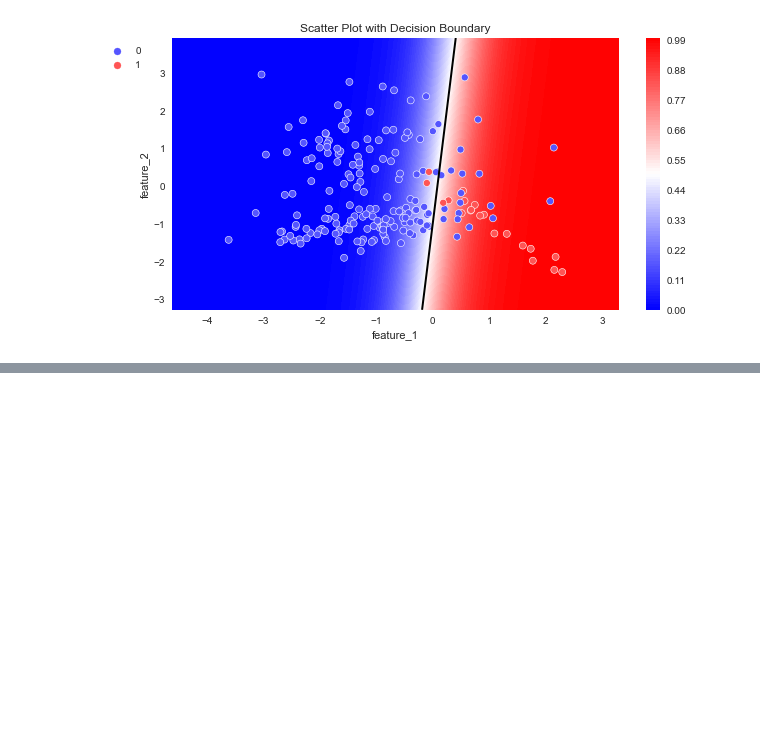
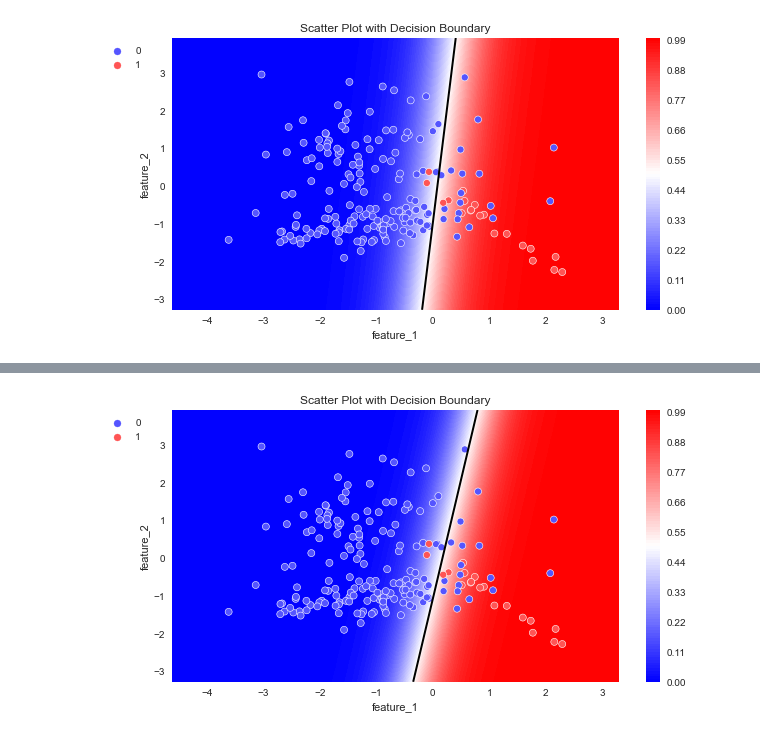
Before and after one commit to Alexx-Yu/python_classes, a Jupyter notebook: Module 34 - ML-5/Practice.ipynb, the cells around one changed output, grey strips where cells are left out. Saved outputs shown, nothing was run; the diff lists cells and outputs as text; code cells hidden in the pictures; blank space fills up the shorter version.

```diff
--- a/Module 34 - ML-5/Practice.ipynb
+++ b/Module 34 - ML-5/Practice.ipynb
@@ -163,0 +171,14 @@ plot_probabilities_2d(X, y, log_reg)
+# %%
+from imblearn.over_sampling import SMOTE
+
+# Создадим объект класса SMOTE и вызовем у него метод fit_sample(), передав в него обучающую выборку
+# (X_train, y_train). Затем выведем количество наблюдений каждого из классов до и после сэмплирования:
+
+sm = SMOTE(random_state=42)
+X_train_s, y_train_s = sm.fit_resample(X_train, y_train)
+
+print('Train shape before oversampling:', X_train.shape)
+print('Class balance before oversampling: \n', y_train.value_counts(), sep='')
+print('-'*40)
+print('Train shape after oversampling:', X_train_s.shape)
+print('Class balance after oversampling: \n', y_train_s.value_counts(), sep='')
@@ -163,0 +197,5 @@ plot_probabilities_2d(X, y, log_reg)
+# %%
+#Создаем объект класса логистическая регрессия
+log_reg = linear_model.LogisticRegression()
+#Обучаем модель, минимизируя logloss
+log_reg.fit(X_train_s, y_train_s);
@@ -163,0 +227,4 @@ plot_probabilities_2d(X, y, log_reg)
+# %%
+plot_probabilities_2d(X, y, log_reg)
+# %% [output]
+[figure, added]
```
Also changed, not shown: parts of 4 cells of this notebook, 1 other file.
